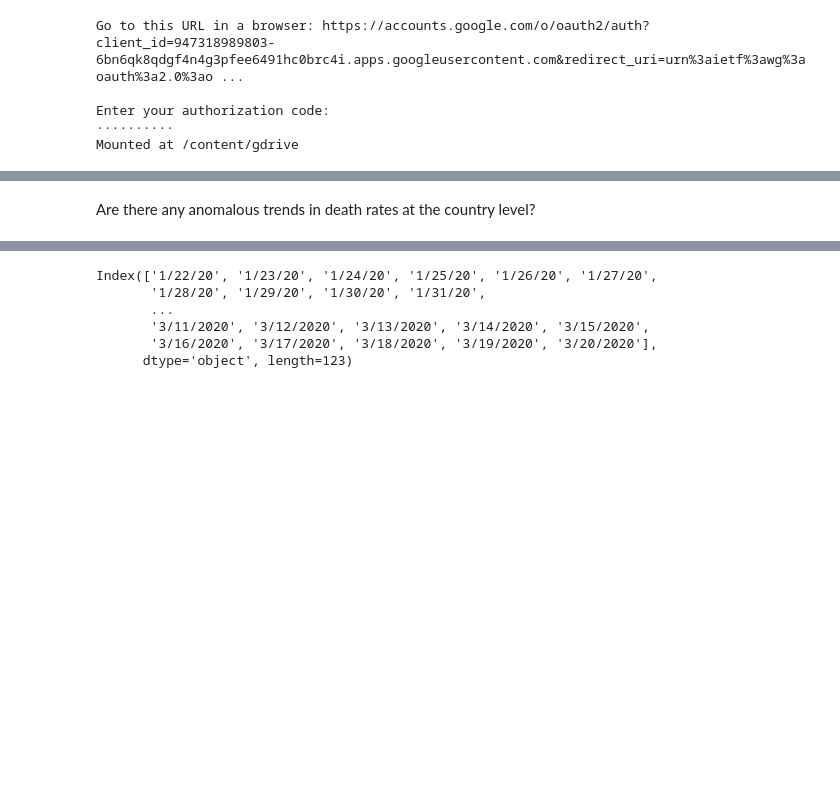
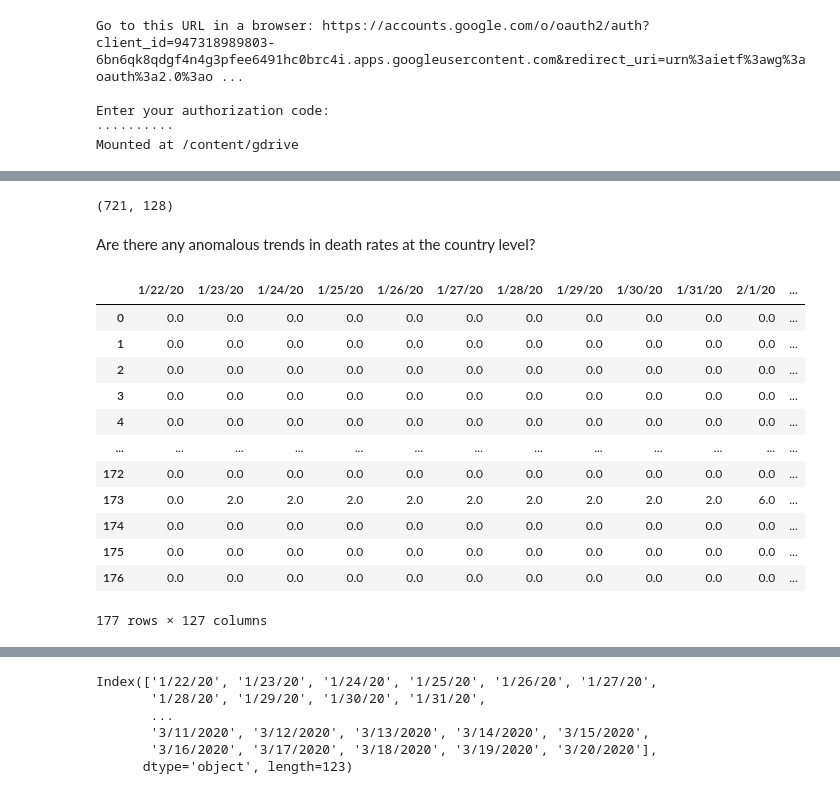
Before and after one commit to Data-Inquisitor/COVID-19, a Jupyter notebook: covid_19/notebooks/explore_covid19_timeseries_data.ipynb, the cells around one changed output, grey strips where cells are left out. Saved outputs shown, nothing was run; the diff lists cells and outputs as text; code cells hidden in the pictures; blank space fills up the shorter version.

Commit message:
Continued working on data processing script for COVID-19 time series data using stumpy. Few more steps before completion.

```diff
--- a/covid_19/notebooks/explore_covid19_timeseries_data.ipynb
+++ b/covid_19/notebooks/explore_covid19_timeseries_data.ipynb
@@ -96,2 +183,22 @@ RangeIndex(start=0, stop=723, step=1)
+# %%
+motifs_dict[3].shape
+# %% [output]
+(721, 128)
 # %% [markdown]
 Are there any anomalous trends in death rates at the country level?
+# %%
+covid_19_country_lvl_df.iloc[:, first_date_column_num:]
+# %% [output]
+|  | 1/22/20 | 1/23/20 | 1/24/20 | 1/25/20 | 1/26/20 | 1/27/20 | 1/28/20 | 1/29/20 | 1/30/20 | 1/31/20 | 2/1/20 | ... |
+| 0 | 0.0 | 0.0 | 0.0 | 0.0 | 0.0 | 0.0 | 0.0 | 0.0 | 0.0 | 0.0 | 0.0 | ... |
+| 1 | 0.0 | 0.0 | 0.0 | 0.0 | 0.0 | 0.0 | 0.0 | 0.0 | 0.0 | 0.0 | 0.0 | ... |
+| 2 | 0.0 | 0.0 | 0.0 | 0.0 | 0.0 | 0.0 | 0.0 | 0.0 | 0.0 | 0.0 | 0.0 | ... |
+| 3 | 0.0 | 0.0 | 0.0 | 0.0 | 0.0 | 0.0 | 0.0 | 0.0 | 0.0 | 0.0 | 0.0 | ... |
+| 4 | 0.0 | 0.0 | 0.0 | 0.0 | 0.0 | 0.0 | 0.0 | 0.0 | 0.0 | 0.0 | 0.0 | ... |
+| ... | ... | ... | ... | ... | ... | ... | ... | ... | ... | ... | ... | ... |
+| 172 | 0.0 | 0.0 | 0.0 | 0.0 | 0.0 | 0.0 | 0.0 | 0.0 | 0.0 | 0.0 | 0.0 | ... |
+| 173 | 0.0 | 2.0 | 2.0 | 2.0 | 2.0 | 2.0 | 2.0 | 2.0 | 2.0 | 2.0 | 6.0 | ... |
+| 174 | 0.0 | 0.0 | 0.0 | 0.0 | 0.0 | 0.0 | 0.0 | 0.0 | 0.0 | 0.0 | 0.0 | ... |
+| 175 | 0.0 | 0.0 | 0.0 | 0.0 | 0.0 | 0.0 | 0.0 | 0.0 | 0.0 | 0.0 | 0.0 | ... |
+| 176 | 0.0 | 0.0 | 0.0 | 0.0 | 0.0 | 0.0 | 0.0 | 0.0 | 0.0 | 0.0 | 0.0 | ... |
+177 rows × 127 columns
```
Also changed, not shown: parts of 12 cells of this notebook.
